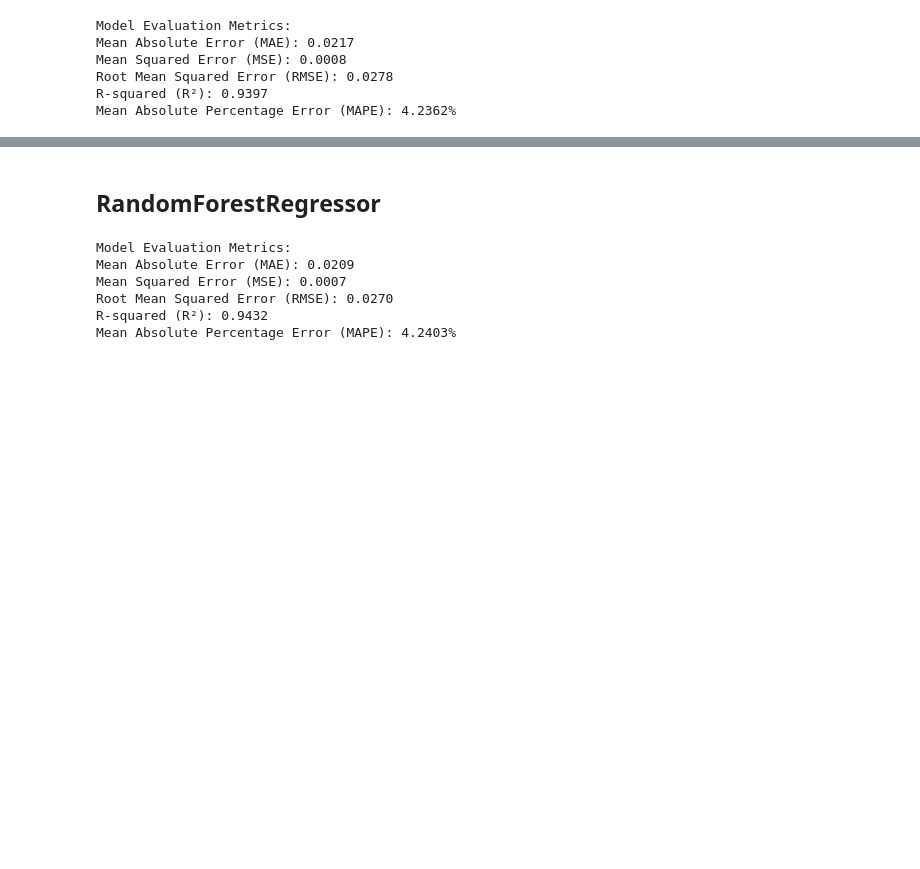
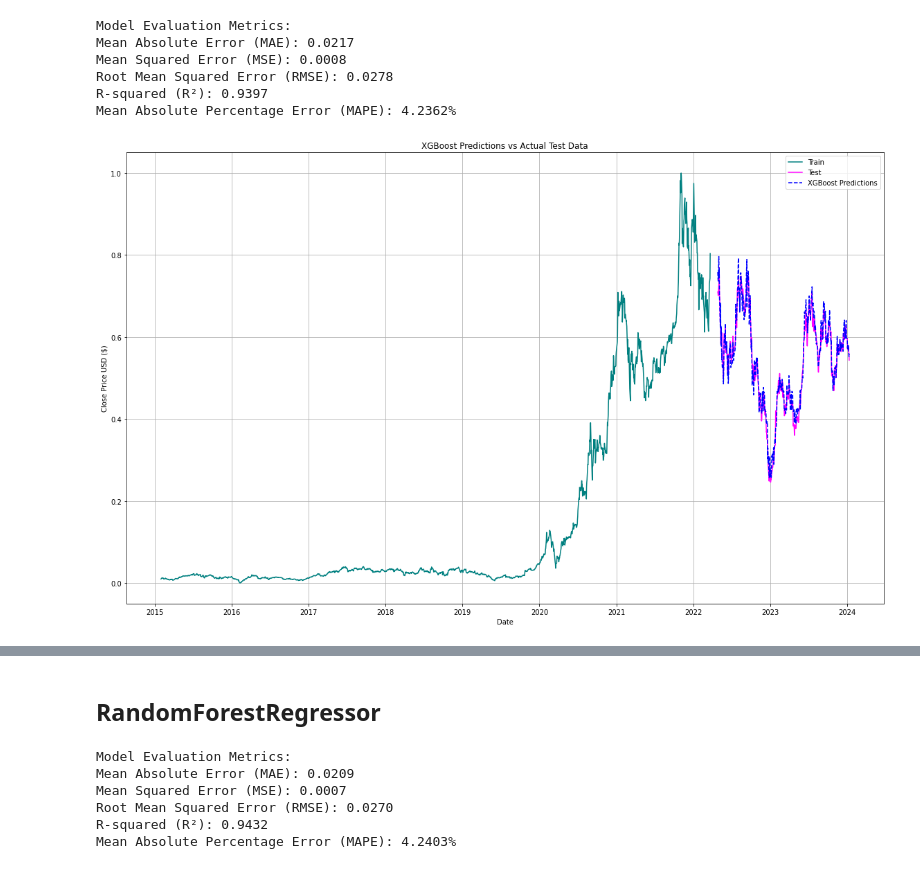
Before and after one commit to Rakib047/Tesla-Stock-Price-Forcasting-Project, a Jupyter notebook: Run.ipynb, the cells around one changed output, grey strips where cells are left out. Saved outputs shown, nothing was run; the diff lists cells and outputs as text; code cells hidden in the pictures; blank space fills up the shorter version.

```diff
--- a/Run.ipynb
+++ b/Run.ipynb
@@ -228,3 +143,7 @@ Mean Squared Error (MSE): 0.0008
 Root Mean Squared Error (RMSE): 0.0278
 R-squared (R²): 0.9397
 Mean Absolute Percentage Error (MAPE): 4.2362%
+# %%
+plot_test_train_prediction("XGBoost",df_train_scaled, df_test_scaled, y_pred)
+# %% [output]
+[figure, added]
```
Also changed, not shown: parts of 40 cells of this notebook, 3 other files.
